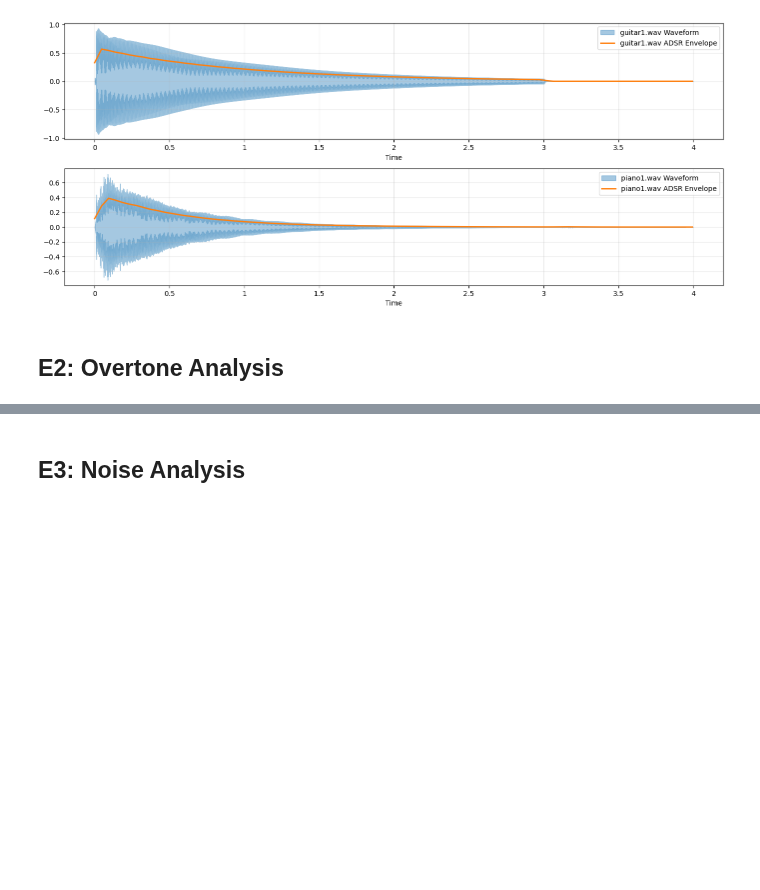
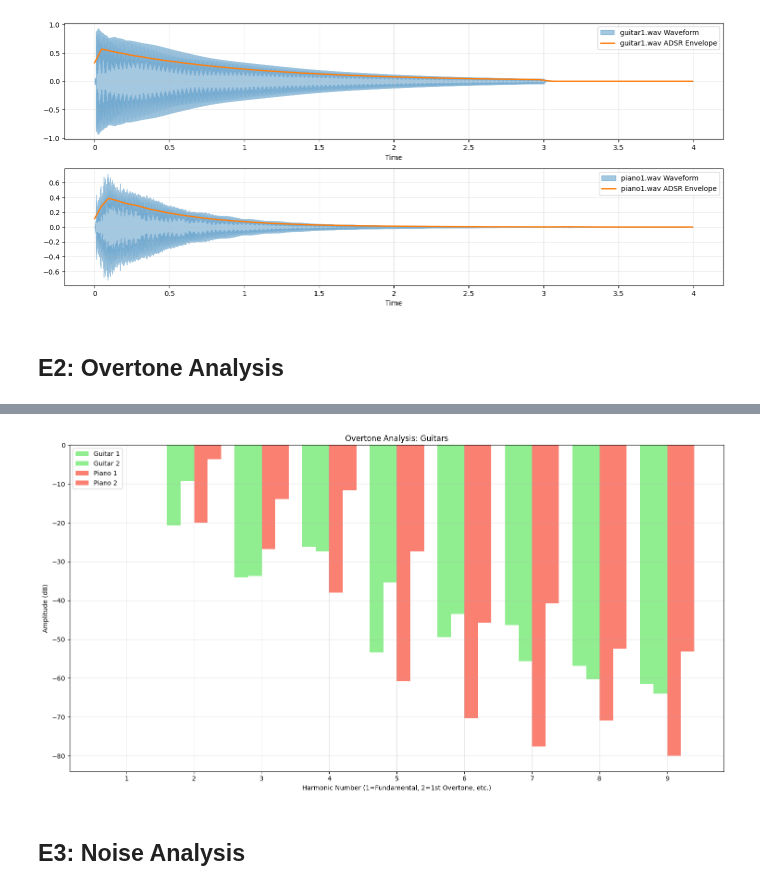
Before and after one commit to martijuanola/RWTH-AIiM, a Jupyter notebook: exercices/e7/e7-main.ipynb, the cells around one changed output, grey strips where cells are left out. Drawn from its saved outputs; the diff is of its cells as text; code cells hidden in the pictures; blank space fills up the shorter version.

Commit message:
[E7] - Black styles and some other reformating
Also adds some TODOs

```diff
--- a/exercices/e7/e7-main.ipynb
+++ b/exercices/e7/e7-main.ipynb
@@ -139,3 +137,26 @@ plt.show()
+# %%
+plt.figure(figsize=(15, 8))
+x = np.arange(len(harmonic_multipliers))
+width = 0.2
+
+# TODO: visualize better
+#  try to maybe average per instrument?
+
+plt.bar(x - 3 * width / 2, amps_g1, width, label="Guitar 1", color="lightgreen")
+plt.bar(x - width / 2, amps_g2, width, label="Guitar 2", color="lightgreen")
+plt.bar(x + width / 2, amps_p1, width, label="Piano 1", color="salmon")
+plt.bar(x + 3 * width / 2, amps_p2, width, label="Piano 2", color="salmon")
+plt.title("Overtone Analysis: Guitars")
+plt.xlabel("Harmonic Number (1=Fundamental, 2=1st Overtone, etc.)")
+plt.ylabel("Amplitude (dB)")
+plt.xticks(x, harmonic_multipliers)
+plt.legend()
+plt.grid(True, alpha=0.3)
+
+plt.tight_layout()
+plt.show()
+# %% [output]
+[figure, added]
 # %% [markdown]
 ## E3: Noise Analysis
 # %%
```
Also changed, not shown: parts of 6 cells of this notebook.
